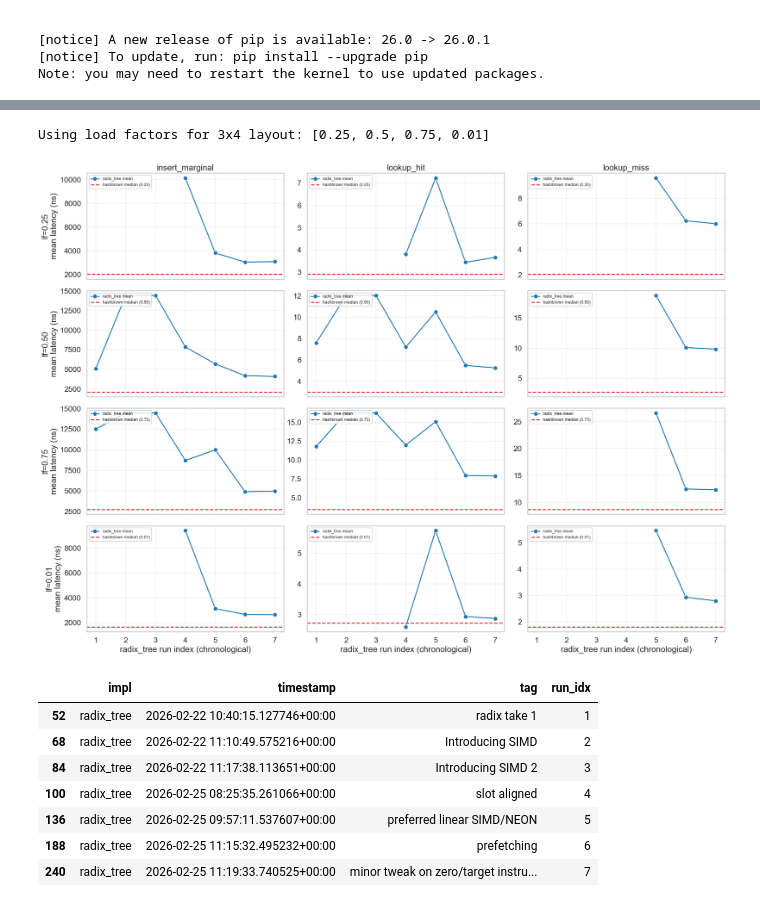
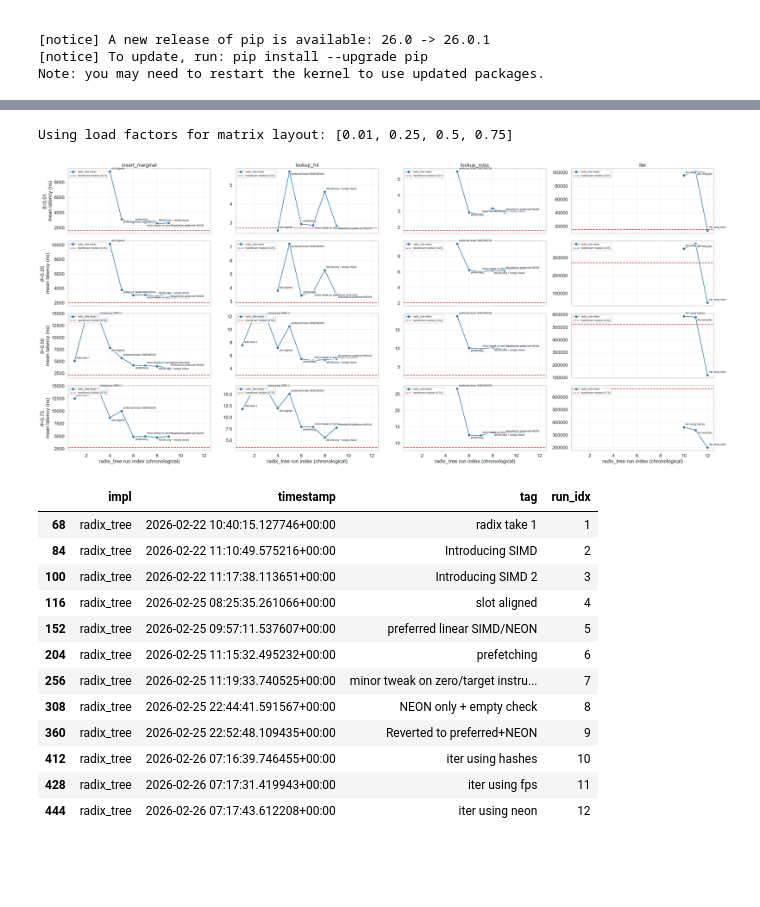
Before and after one commit to econic-ai/index-collection, a Jupyter notebook: radix/analysis/radix.ipynb, the cells around one changed output, grey strips where cells are left out. Drawn from its saved outputs; the diff is of its cells as text; code cells hidden in the pictures; blank space fills up the shorter version.

```diff
--- a/radix/analysis/radix.ipynb
+++ b/radix/analysis/radix.ipynb
@@ -243,7 +245,7 @@ hb_ref = (
     .rename(columns={"value": "hb_median_ns"})
 )
 
-ops_order = ["insert_marginal", "lookup_hit", "lookup_miss"]
+ops_order = ["insert_marginal", "lookup_hit", "lookup_miss", "iter"]
 ops_present = [op for op in ops_order if op in radix["op"].unique()]
 if not ops_present:
     raise ValueError("No target ops found for radix_tree.")
@@ -256,8 +258,8 @@ load_sets = [
 ]
 common_loads = sorted(set.intersection(*load_sets)) if load_sets else []
 
-# Prefer a readable order for typical benchmark loads.
-preferred_loads = [0.25, 0.50, 0.75, 0.01, 0.90, 0.95, 0.99]
+# Order rows by occupancy (low -> high).
+preferred_loads = [0.01, 0.25, 0.50, 0.75, 0.90, 0.95, 0.99]
 loads_present = [lf for lf in preferred_loads if lf in common_loads]
 
 if len(loads_present) < 4:
@@ -269,7 +271,7 @@ else:
 if len(loads_present) < 4:
     print(f"Only {len(loads_present)} common load factors found across selected ops: {loads_present}")
 else:
-    print(f"Using load factors for 3x4 layout: {loads_present}")
+    print(f"Using load factors for matrix layout: {loads_present}")
 
 n_rows = len(loads_present)
 n_cols = len(ops_present)
@@ -277,7 +279,7 @@ n_cols = len(ops_present)
 fig, axes = plt.subplots(
     n_rows,
     n_cols,
-    figsize=(7 * n_cols, 3.8 * n_rows),
+    figsize=(8.5 * n_cols, 3.8 * n_rows),
     sharex=True,
     squeeze=False,
 )
@@ -298,45 +300,63 @@ for r, lf in enumerate(loads_present):
                 ax=ax,
                 label="radix_tree mean",
             )
+
+            # Label every datapoint with its run tag for optimization traceability.
+            for i, (_, point) in enumerate(series.iterrows()):
+                y_offset = 8 if i % 2 == 0 else -12
+                ax.annotate(
+                    str(point["tag"]),
+                    xy=(point["run_idx"], point["value"]),
+                    xytext=(6, y_offset),
+                    textcoords="offset points",
+                    fontsize=9,
+                    color="#0f172a",
+                    bbox=dict(boxstyle="round,pad=0.2", fc="white", ec="none", alpha=0.7),
+                )
 
         # Baseline matched exactly to this subplot's op + load_factor.
         base = hb_ref[(hb_ref["op"] == op) & (hb_ref["load_factor"] == lf)]
         if not base.empty:
             y_base = float(base.iloc[0]["hb_median_ns"])
             ax.axhline(
                 y=y_base,
                 linestyle="--",
                 linewidth=2,
                 color="#d62728",
                 label=f"hashbrown median ({lf:.2f})",
             )
 
         if r == 0:
             ax.set_title(op)
         if c == 0:
             ax.set_ylabel(f"lf={lf:.2f}\nmean latency (ns)")
         else:
             ax.set_ylabel("")
 
         ax.grid(True, alpha=0.25)
         ax.legend(loc="upper left", fontsize=9, frameon=True)
 
 for c in range(n_cols):
     axes[-1][c].set_xlabel("radix_tree run index (chronological)")
 
 plt.tight_layout()
 plt.show()
 
 # Optional helper table: run index mapping for traceability.
 display(run_meta[run_meta["impl"] == "radix_tree"].sort_values("run_idx"))
 # %% [output]
-Using load factors for 3x4 layout: [0.25, 0.5, 0.75, 0.01]
+Using load factors for matrix layout: [0.01, 0.25, 0.5, 0.75]
-[figure, old version]
+[figure, new version]
 |  | impl | timestamp | tag | run_idx |
-| 52 | radix_tree | 2026-02-22 10:40:15.127746+00:00 | radix take 1 | 1 |
-| 68 | radix_tree | 2026-02-22 11:10:49.575216+00:00 | Introducing SIMD | 2 |
-| 84 | radix_tree | 2026-02-22 11:17:38.113651+00:00 | Introducing SIMD 2 | 3 |
-| 100 | radix_tree | 2026-02-25 08:25:35.261066+00:00 | slot aligned | 4 |
-| 136 | radix_tree | 2026-02-25 09:57:11.537607+00:00 | preferred linear SIMD/NEON | 5 |
-| 188 | radix_tree | 2026-02-25 11:15:32.495232+00:00 | prefetching | 6 |
-| 240 | radix_tree | 2026-02-25 11:19:33.740525+00:00 | minor tweak on zero/target instru... | 7 |
+| 68 | radix_tree | 2026-02-22 10:40:15.127746+00:00 | radix take 1 | 1 |
+| 84 | radix_tree | 2026-02-22 11:10:49.575216+00:00 | Introducing SIMD | 2 |
+| 100 | radix_tree | 2026-02-22 11:17:38.113651+00:00 | Introducing SIMD 2 | 3 |
+| 116 | radix_tree | 2026-02-25 08:25:35.261066+00:00 | slot aligned | 4 |
+| 152 | radix_tree | 2026-02-25 09:57:11.537607+00:00 | preferred linear SIMD/NEON | 5 |
+| 204 | radix_tree | 2026-02-25 11:15:32.495232+00:00 | prefetching | 6 |
+| 256 | radix_tree | 2026-02-25 11:19:33.740525+00:00 | minor tweak on zero/target instru... | 7 |
+| 308 | radix_tree | 2026-02-25 22:44:41.591567+00:00 | NEON only + empty check | 8 |
+| 360 | radix_tree | 2026-02-25 22:52:48.109435+00:00 | Reverted to preferred+NEON | 9 |
+| 412 | radix_tree | 2026-02-26 07:16:39.746455+00:00 | iter using hashes | 10 |
+| 428 | radix_tree | 2026-02-26 07:17:31.419943+00:00 | iter using fps | 11 |
+| 444 | radix_tree | 2026-02-26 07:17:43.612208+00:00 | iter using neon | 12 |
```
Also changed, not shown: parts of 2 cells of this notebook, 6 other files.
